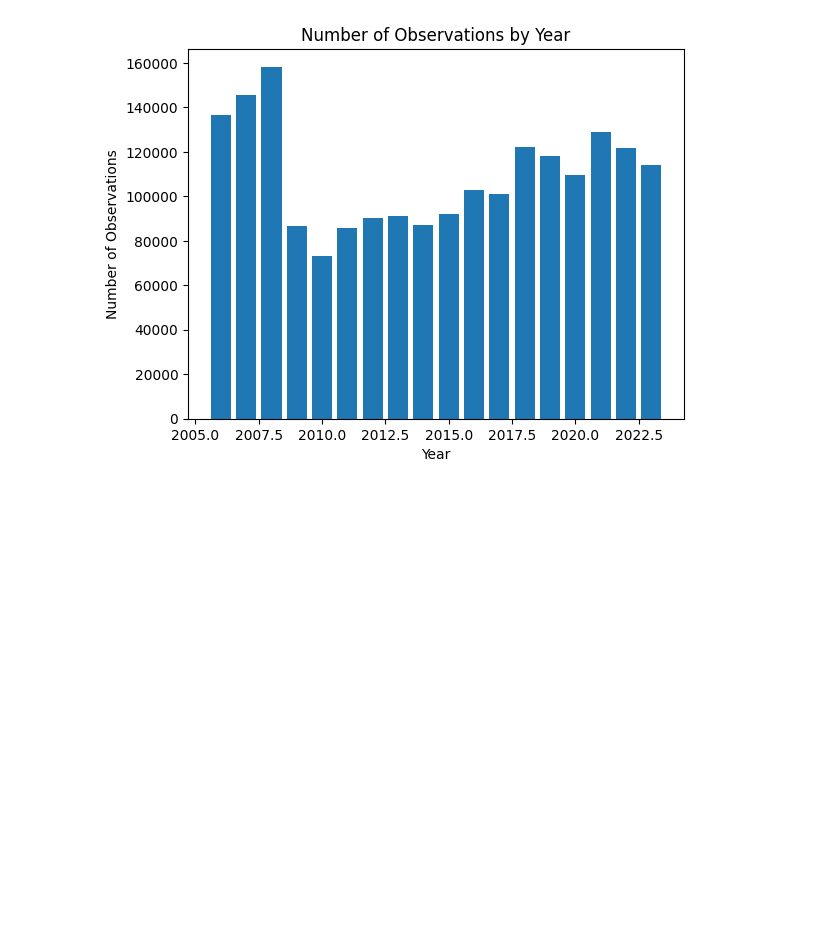
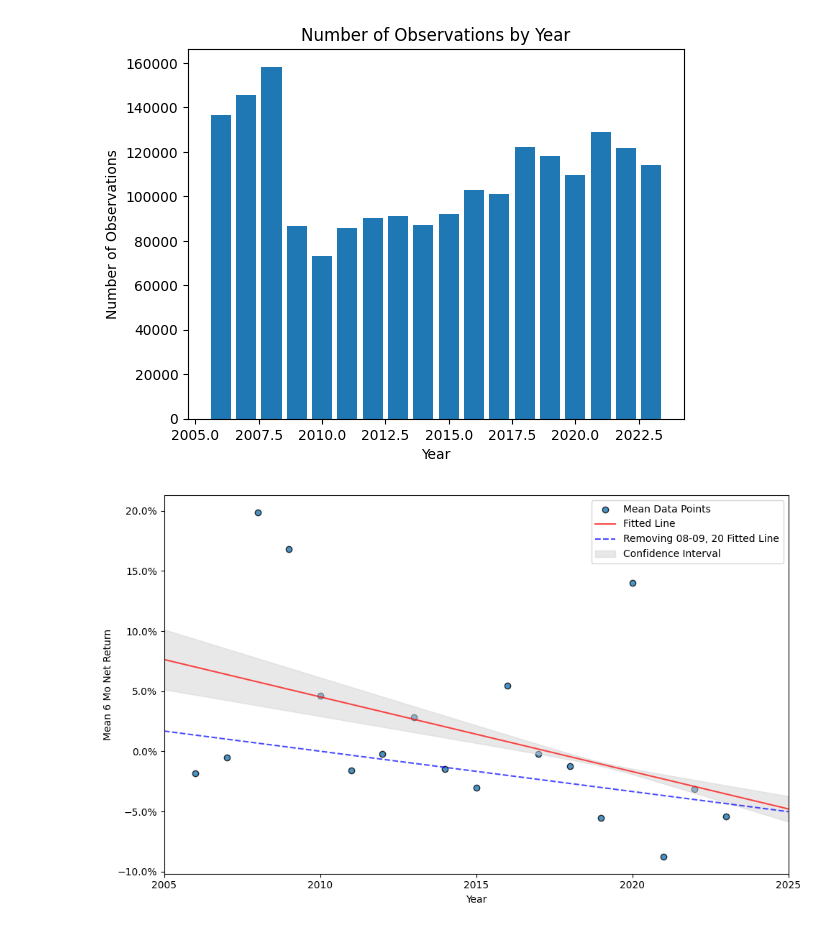
Before and after one commit to ABaraban/WRDS_FA, a Jupyter notebook: insider_trades/analysis.ipynb, the cells around one changed output. Drawn from its saved outputs; the diff is of its cells as text; code cells hidden in the pictures; blank space fills up the shorter version.

```diff
--- a/insider_trades/analysis.ipynb
+++ b/insider_trades/analysis.ipynb
@@ -309,3 +360,82 @@ plt.grid(False)
 # %% [output]
 [figure]
 [figure]
+# %%
+import pandas as pd
+import matplotlib.pyplot as plt
+import numpy as np
+import statsmodels.api as sm
+import matplotlib.ticker as mticker
+
+# Load data
+insiders_df = pd.read_pickle("merge_etf_2.pkl")
+
+# Create 'year' column
+insiders_df['year'] = insiders_df['trandate'].dt.year
+
+# Filter 'buys' data within specified years
+buys = insiders_df[(insiders_df['acqdisp'] == 'A') & (insiders_df['year'] >= 2006) & (insiders_df['year'] <= 2023)]
+
+# Prepare data for the original regression
+x = buys['year'].values
+y = buys['net_ret'].values
+groups = buys['dcn'].values
+X = sm.add_constant(x)  # Add a constant (intercept term)
+
+# Perform the original regression with clustered standard errors
+model = sm.OLS(y, X).fit(cov_type='cluster', cov_kwds={'groups': groups})
+
+# Create a smoother range of x-values for plotting
+x_fit = np.linspace(2005, 2025, 200)
+X_fit = sm.add_constant(x_fit)
+
+# Get predictions
+predictions = model.get_prediction(X_fit)
+y_fit = predictions.predicted_mean
+conf_int = predictions.conf_int()
+
+# Calculate means for plotting
+mean_net_ret_by_year = buys.groupby('year')['net_ret'].mean().reset_index()
+
+# Filter out years 2008, 2009, and 2020 for the new regression
+buys_filtered = buys[~buys['year'].isin([2008, 2009, 2020])]
+
+# Prepare data for the new regression
+x_filtered = buys_filtered['year'].values
+y_filtered = buys_filtered['net_ret'].values
+groups_filtered = buys_filtered['dcn'].values
+X_filtered = sm.add_constant(x_filtered)
+
+# Perform the new regression
+model_filtered = sm.OLS(y_filtered, X_filtered).fit(cov_type='cluster', cov_kwds={'groups': groups_filtered})
+
+# Get predictions for the filtered model
+predictions_filtered = model_filtered.get_prediction(X_fit)
+y_fit_filtered = predictions_filtered.predicted_mean
+conf_int_filtered = predictions.conf_int()
+
+# Plotting
+plt.figure(figsize=(10, 6))
+plt.scatter(mean_net_ret_by_year['year'], mean_net_ret_by_year['net_ret'], label='Mean Data Points', alpha=0.8, edgecolors='k')
+plt.plot(x_fit, y_fit, color='red', linestyle='-', label='Fitted Line', alpha=0.7)
+plt.plot(x_fit, y_fit_filtered, color='blue', linestyle='--', label='Removing 08-09, 20 Fitted Line', alpha=0.7)
+
+# Shading the original model confidence interval
+plt.fill_between(x_fit, conf_int[:, 0], conf_int[:, 1], color='lightgrey', alpha=0.5, label='Confidence Interval')
+
+# Set x-axis limits and labels
+plt.xlim(2005, 2025)
+plt.xticks(np.arange(2005, 2026, 5))
+formatter = mticker.PercentFormatter(xmax=1, decimals=1)
+plt.gca().yaxis.set_major_formatter(formatter)
+plt.grid(False)
+
+# Labels and Title
+plt.xlabel('Year')
+plt.ylabel('Mean 6 Mo Net Return')
+plt.legend()
+plt.tight_layout()
+# plt.savefig('figures/mean_excess_ret_by_year_errors.pdf')
+plt.show()
+# %% [output]
+[figure, added]
```
Also changed, not shown: parts of 8 cells of this notebook, 13 other files.
